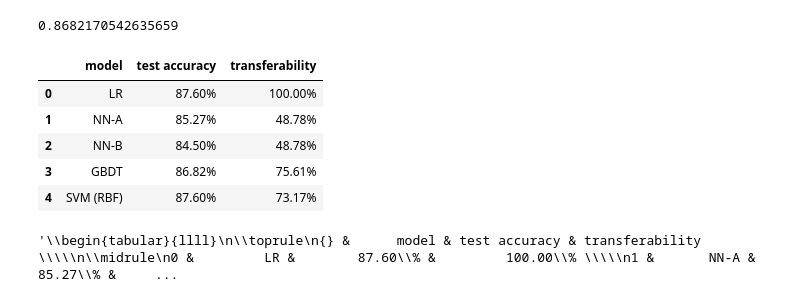
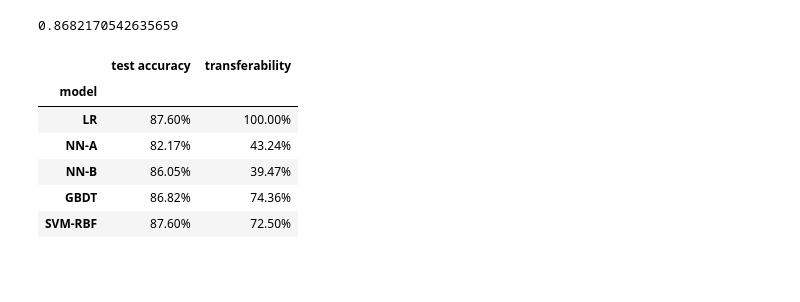
Before and after one commit to spring-epfl/trickster, a Jupyter notebook: notebooks/bots_transferability.ipynb, the cells around one changed output. Drawn from its saved outputs; the diff is of its cells as text; code cells hidden in the pictures; blank space fills up the shorter version.

```diff
--- a/notebooks/bots_transferability.ipynb
+++ b/notebooks/bots_transferability.ipynb
@@ -44,8 +44,11 @@ results = load_results(REPORT_PATH)
 
 results_data = group_by_key(results, 'bins')[FOCUS_BINS][0]['search_results']
 # %%
+X_init = np.vstack(results_data.x_features.as_matrix())
 X_adv = np.vstack(results_data.x_adv_features.as_matrix())
 adv_indices = results_data.dataset_index
+
+assert len(X_init) == len(X_adv)
 # %% [markdown]
 Load and preprocess the data
 # %%
@@ -112,28 +115,27 @@ models = {
     'NN-A': net1,
     'NN-B': net2,
     'GBDT': gbt,
-    'SVM (RBF)': svm,
+    'SVM-RBF': svm,
 }
 # %%
-trans_df = pd.DataFrame(columns=['model', 'test accuracy', 'transferability'])
+trans_df = pd.DataFrame(columns=['test accuracy', 'transferability'])
 for model_name, model in models.items():
+    mask = model.predict(X_init) != TARGET_CLASS
     score = model.score(X_test, y_test)
-    trans = (model.predict(X_adv) == TARGET_CLASS).mean()
+    trans = (model.predict(X_adv[mask]) == TARGET_CLASS).mean()
     trans_df = trans_df.append({
         'model': model_name,
         'test accuracy': '{:1.2f}%'.format(score * 100),
         'transferability': '{:1.2f}%'.format(trans * 100),
     }, ignore_index=True)
 
+trans_df = trans_df.set_index('model')
 trans_df
 # %% [output]
-|  | model | test accuracy | transferability |
-| 0 | LR | 87.60% | 100.00% |
-| 1 | NN-A | 85.27% | 48.78% |
-| 2 | NN-B | 84.50% | 48.78% |
-| 3 | GBDT | 86.82% | 75.61% |
-| 4 | SVM (RBF) | 87.60% | 73.17% |
+|  | test accuracy | transferability |
+| model |  |  |
+| LR | 87.60% | 100.00% |
+| NN-A | 82.17% | 43.24% |
+| NN-B | 86.05% | 39.47% |
+| GBDT | 86.82% | 74.36% |
+| SVM-RBF | 87.60% | 72.50% |
-# %%
-trans_df.to_latex()
-# %% [output]
-'\\begin{tabular}{llll}\n\\toprule\n{} &      model & test accuracy & transferability \\\\\n\\midrule\n0 &         LR &        87.60\\% &         100.00\\% \\\\\n1 &       NN-A &        85.27\\% &     ...
```
Also changed, not shown: parts of 3 cells of this notebook, 2 other files.
